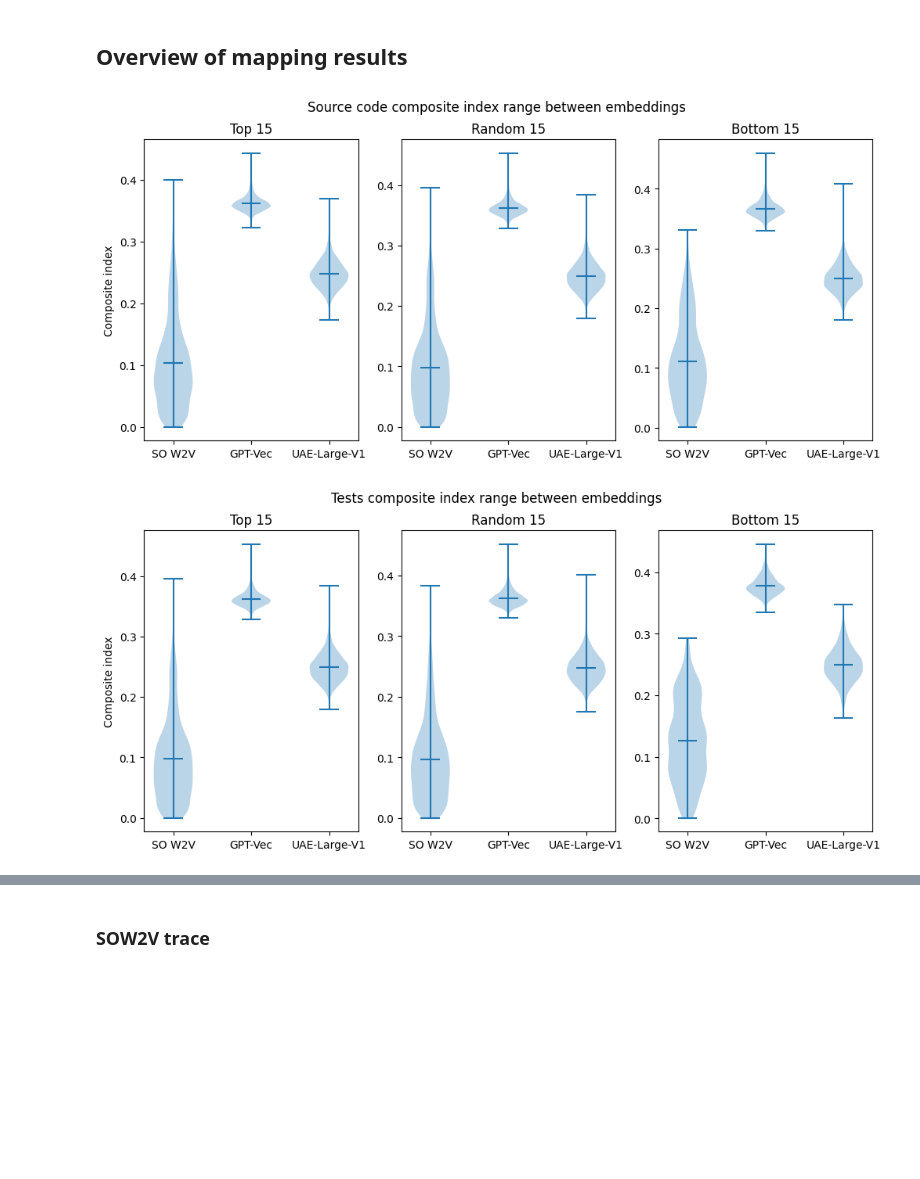
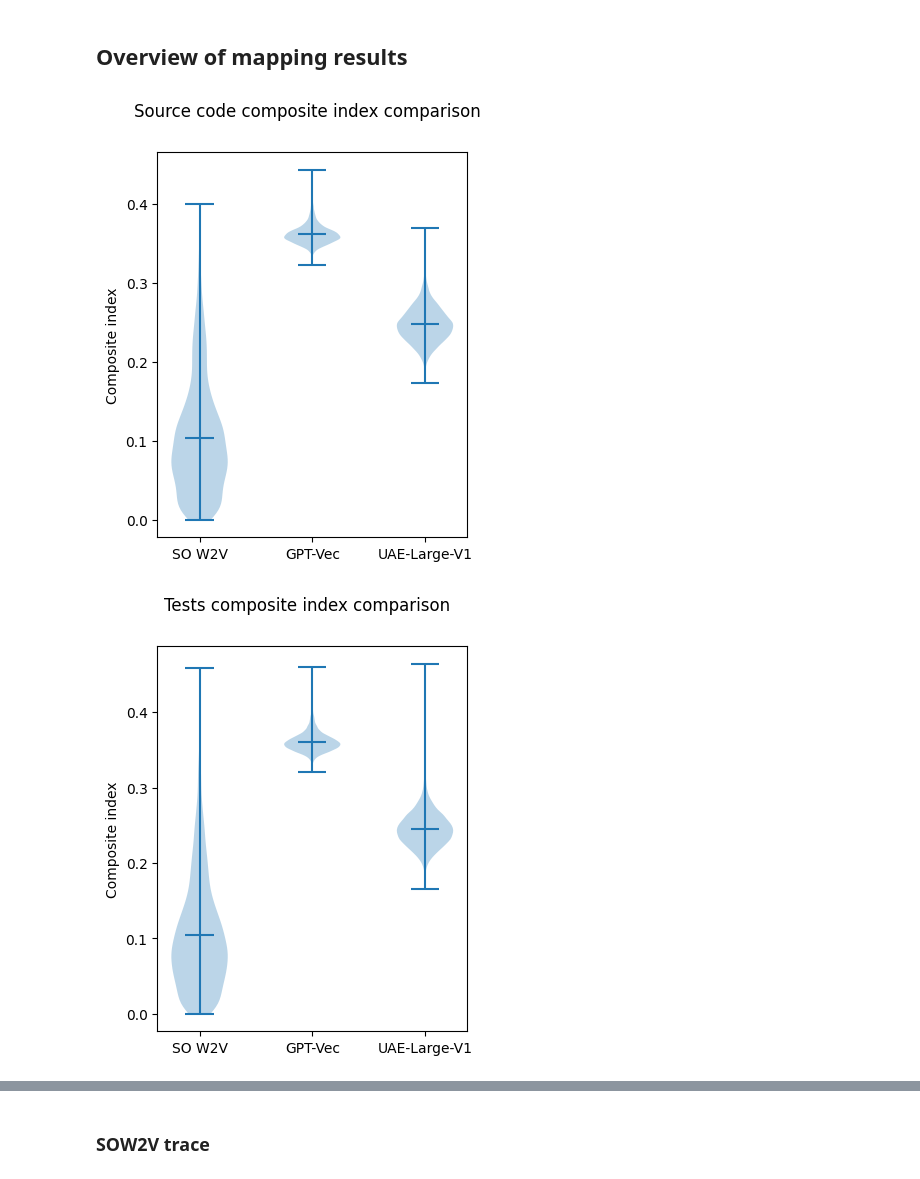
Before and after one commit to zakipauzi/concept-domain-coverage, a Jupyter notebook: 3_mapping.ipynb, the cells around one changed output, grey strips where cells are left out. Cells and saved outputs as stored; diff of their text form; code cells hidden in the pictures; blank space fills up the shorter version.

```diff
--- a/3_mapping.ipynb
+++ b/3_mapping.ipynb
@@ -779,56 +806,33 @@ nested_btm_doc = [btm_sow2v_doc_flat, btm_gpt_doc_flat, btm_angle_doc_flat]
 # %%
 import matplotlib.pyplot as plt
 
-fig, (ax1, ax2, ax3) = plt.subplots(1, 3)
-fig.suptitle("Source code composite index range between embeddings")
+fig, (ax1) = plt.subplots(1, 1)
+fig.suptitle("Source code composite index comparison")
 
 ax1.violinplot(nested_top_code, positions=range(len(nested_top_code)), showmeans=True)
 # ax1.xlabel("Embedding model")
 ax1.set_ylabel("Composite index")
 ax1.set_xticks(ticks=[0,1,2], labels=["SO W2V", "GPT-Vec", "UAE-Large-V1"])
-ax1.set_title('Top 15')
 
-ax2.violinplot(nested_med_code, positions=range(len(nested_med_code)), showmeans=True)
-# ax2.xlabel("Embedding model")
-# ax2.ylabel("Composite index")
-ax2.set_xticks(ticks=[0,1,2], labels=["SO W2V", "GPT-Vec", "UAE-Large-V1"])
-ax2.set_title('Random 15')
-
-ax3.violinplot(nested_btm_code, positions=range(len(nested_btm_code)), showmeans=True)
-# ax3.xlabel("Embedding model")
-# ax3.ylabel("Composite index")
-ax3.set_xticks(ticks=[0,1,2], labels=["SO W2V", "GPT-Vec", "UAE-Large-V1"])
-ax3.set_title('Bottom 15')
-
-fig.set_size_inches(12, 5)
+fig.set_size_inches(4, 5)
 
 
 plt.show()
 # %% [output]
-[figure, old version]
+[figure, new version]
 # %%
-fig, (ax1, ax2, ax3) = plt.subplots(1, 3)
-fig.suptitle("Tests composite index range between embeddings")
+fig, (ax1) = plt.subplots(1, 1)
+fig.suptitle("Tests composite index comparison")
 
-ax1.violinplot(nested_med_code, positions=range(len(nested_med_code)), showmeans=True)
+ax1.violinplot(nested_top_test, positions=range(len(nested_top_test)), showmeans=True)
 # ax1.xlabel("Embedding model")
 ax1.set_ylabel("Composite index")
 ax1.set_xticks(ticks=[0,1,2], labels=["SO W2V", "GPT-Vec", "UAE-Large-V1"])
-ax1.set_title('Top 15')
 
-ax2.violinplot(nested_med_test, positions=range(len(nested_med_test)), showmeans=True)
-# ax2.xlabel("Embedding model")
-# ax2.ylabel("Composite index")
-ax2.set_xticks(ticks=[0,1,2], labels=["SO W2V", "GPT-Vec", "UAE-Large-V1"])
-ax2.set_title('Random 15')
+fig.set_size_inches(4, 5)
 
-ax3.violinplot(nested_btm_doc, positions=range(len(nested_btm_doc)), showmeans=True)
-# ax3.xlabel("Embedding model")
-# ax3.ylabel("Composite index")
-ax3.set_xticks(ticks=[0,1,2], labels=["SO W2V", "GPT-Vec", "UAE-Large-V1"])
-ax3.set_title('Bottom 15')
 
-fig.set_size_inches(12, 5)
+plt.show()
 # %% [output]
-[figure, old version]
+[figure, new version]
 # %%
```
Also changed, not shown: parts of 10 cells of this notebook, 5 other files.
